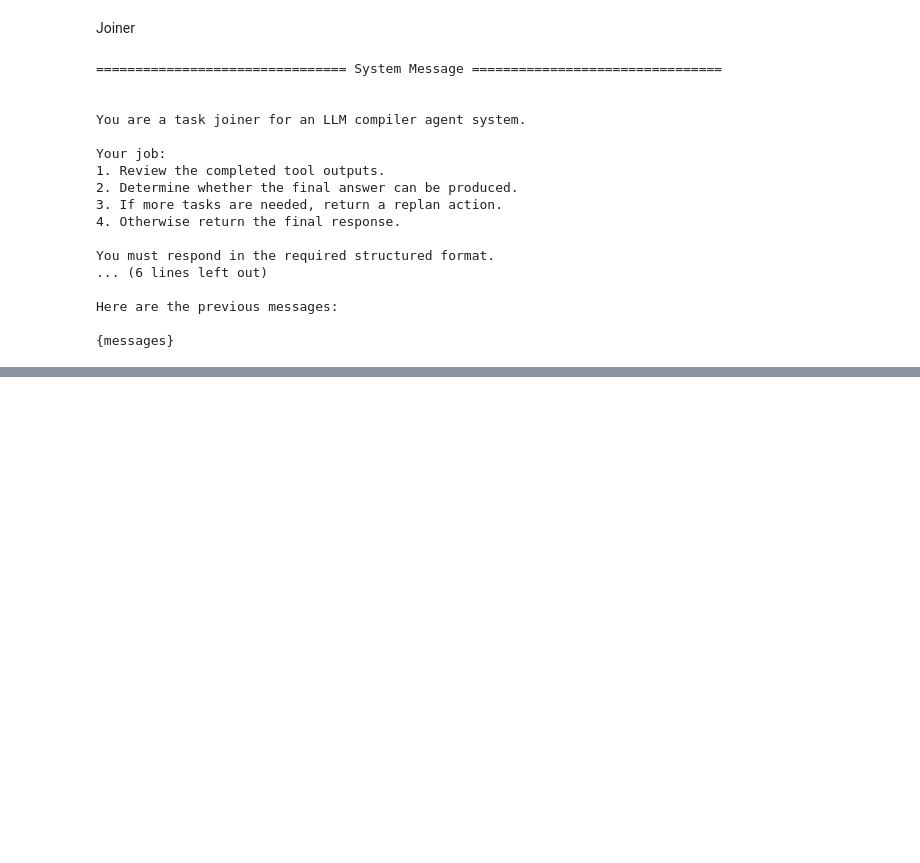
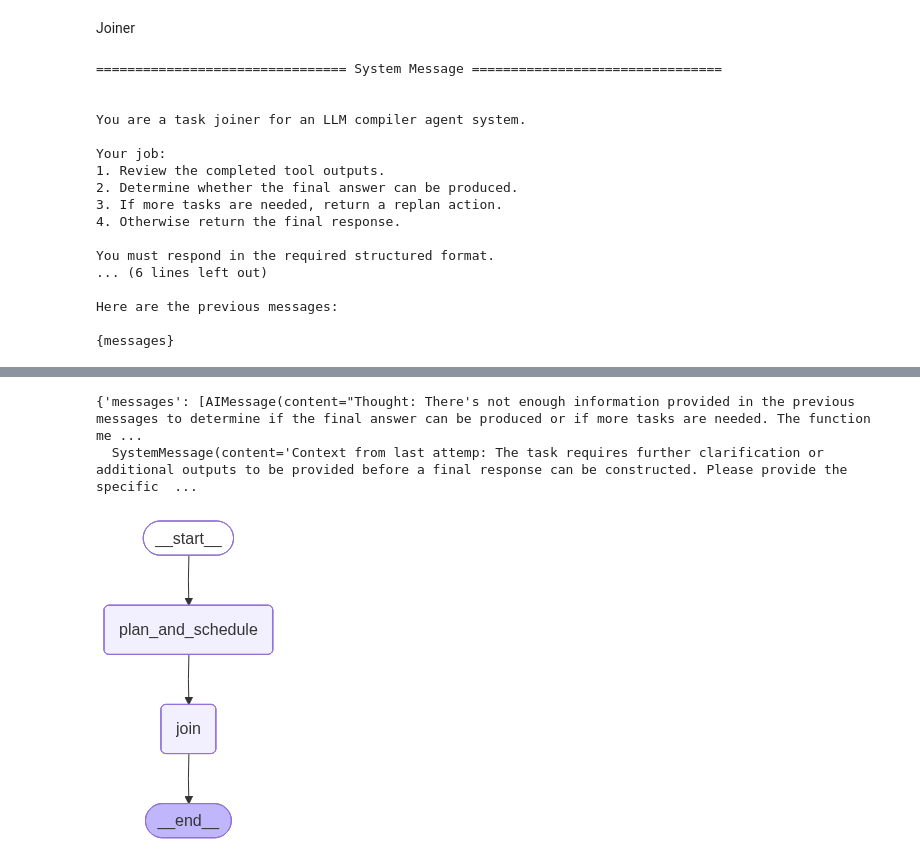
Before and after one commit to sharppink/langgraph, a Jupyter notebook: 22langgraph_LLMCopiler.ipynb, the cells around one changed output, grey strips where cells are left out. Saved outputs shown, nothing was run; the diff lists cells and outputs as text; code cells hidden in the pictures; blank space fills up the shorter version.

```diff
--- a/22langgraph_LLMCopiler.ipynb
+++ b/22langgraph_LLMCopiler.ipynb
@@ -467,7 +467,7 @@ def _get_observations(messages: List[BaseMessage]) -> Dict[int, Any]:
     return results
 
 class SchedulerInput(TypedDict):
-    message: List[BaseMessage]
+    messages: List[BaseMessage]
     tasks: Iterable[Task]
 
 def _execute_task(task, observations, config):
@@ -480,7 +480,7 @@ def _execute_task(task, observations, config):
             resolved_args = _resolve_arg(args, observations)
         elif isinstance(args, dict):
             resolved_args = {
-                key: _resolve_arg(val, observations) for key, value in args.items()
+                key: _resolve_arg(val, observations) for key, val in args.items()
             }
         else:
             resolved_args = args
@@ -497,7 +497,7 @@ def _execute_task(task, observations, config):
             + f' Args resolved to {resolved_args}. Error: {repr(e)}'
         )
 
-def _reslove_arg(arg: Union[str, Any], observations: Dict[int, Any]):
+def _resolve_arg(arg: Union[str, Any], observations: Dict[int, Any]):
     ID_PATTERN = r'\$\{?(\d+)\}?'
 
     def replace_match(match):
@@ -507,9 +507,9 @@ def _reslove_arg(arg: Union[str, Any], observations: Dict[int, Any]):
     if isinstance(arg, str):
         return re.sub(ID_PATTERN, replace_match, arg)
     elif isinstance(arg, list):
-        return [_reslove_arg(a, observations) for a in arg]
+        return [_resolve_arg(a, observations) for a in arg]
     else:
-        return str(arg)
+        return arg
 
 @as_runable
 def schedule_task(task_inputs, config):
@@ -587,13 +587,13 @@ def plan_and_schedule(state):
         tasks = itertools.chain([next(tasks)], tasks)
     except StopIteration:
         tasks = iter([])
-    echeduled_tasks = schedule_tasks.invoke(
+    scheduled_tasks = schedule_tasks.invoke(
         {
             'messages': messages,
             'tasks': tasks,
         }
     )
-    return {'messages': schedule_tasks}
+    return {'messages': scheduled_tasks}
 # %% [markdown]
 example plan
 # %%
@@ -714,0 +722,5 @@ TypeError: can only concatenate list (not "RunnableLambda") to list
+# %%
+joiner.invoke({'messages': input_messages})
+# %% [output]
+{'messages': [AIMessage(content="Thought: There's not enough information provided in the previous messages to determine if the final answer can be produced or if more tasks are needed. The function me ...
+  SystemMessage(content='Context from last attemp: The task requires further clarification or additional outputs to be provided before a final response can be constructed. Please provide the specific  ...
@@ -714,0 +731,23 @@ TypeError: can only concatenate list (not "RunnableLambda") to list
+# %%
+class State(TypedDict):
+    messages: Annotated[list, add_messages]
+
+graph_builder = StateGraph(State)
+
+graph_builder.add_node('plan_and_schedule', plan_and_schedule)
+graph_builder.add_node('join', joiner)
+
+graph_builder.add_edge('plan_and_schedule', 'join')
+
+def should_continue(state):
+    messages = state['messages']
+    if isinstance(messages[-1], AIMessage):
+        return END
+    return 'plan_and_schedule'
+
+graph_builder.add_conditional_edges(
+    'join',
+    should_continue,
+)
+graph_builder.add_edge(START, 'plan_and_schedule')
+chain = graph_builder.compile()
@@ -714,0 +756,4 @@ TypeError: can only concatenate list (not "RunnableLambda") to list
+# %%
+display(Image(chain.get_graph(xray=True).draw_mermaid_png()))
+# %% [output]
+[figure, added]
```
Also changed, not shown: parts of 7 cells of this notebook.
